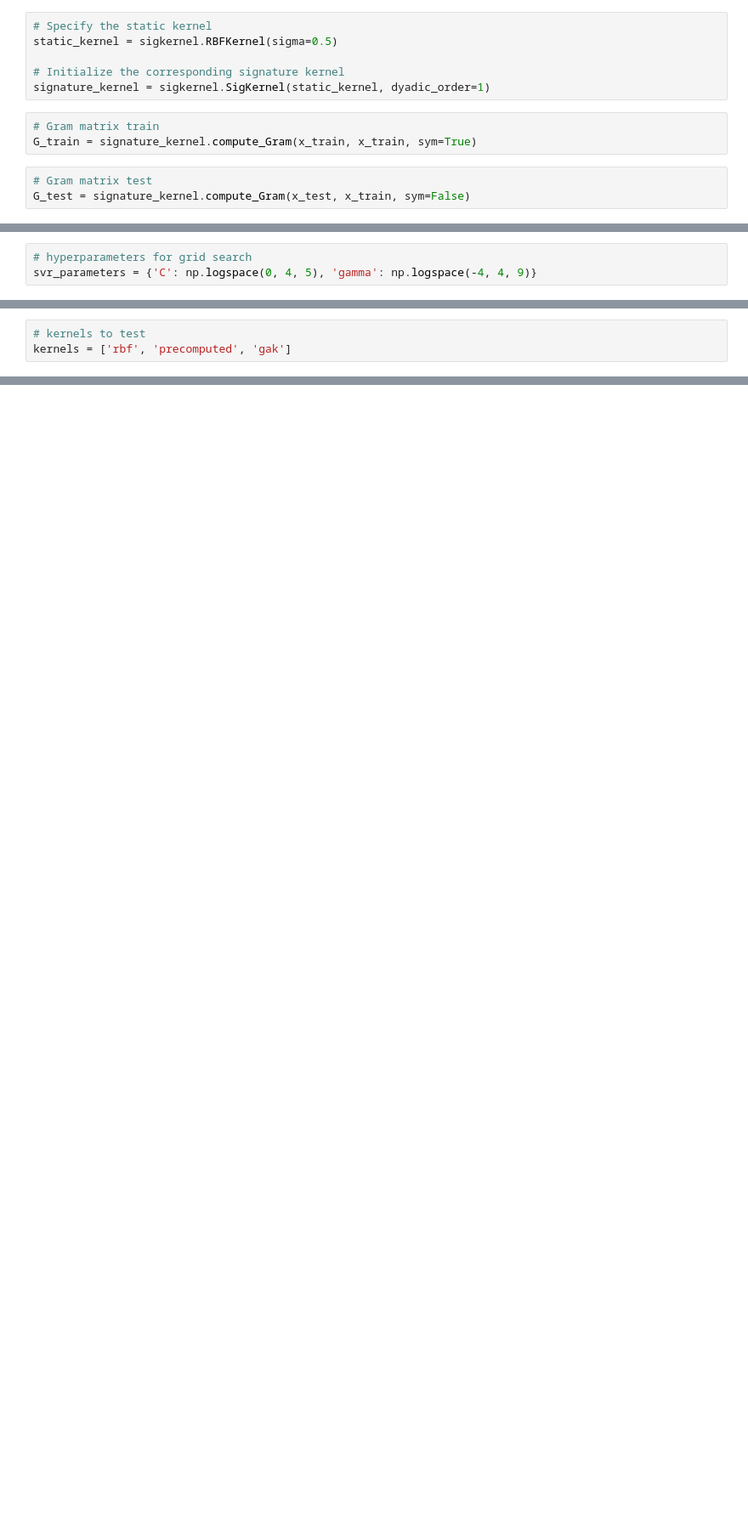
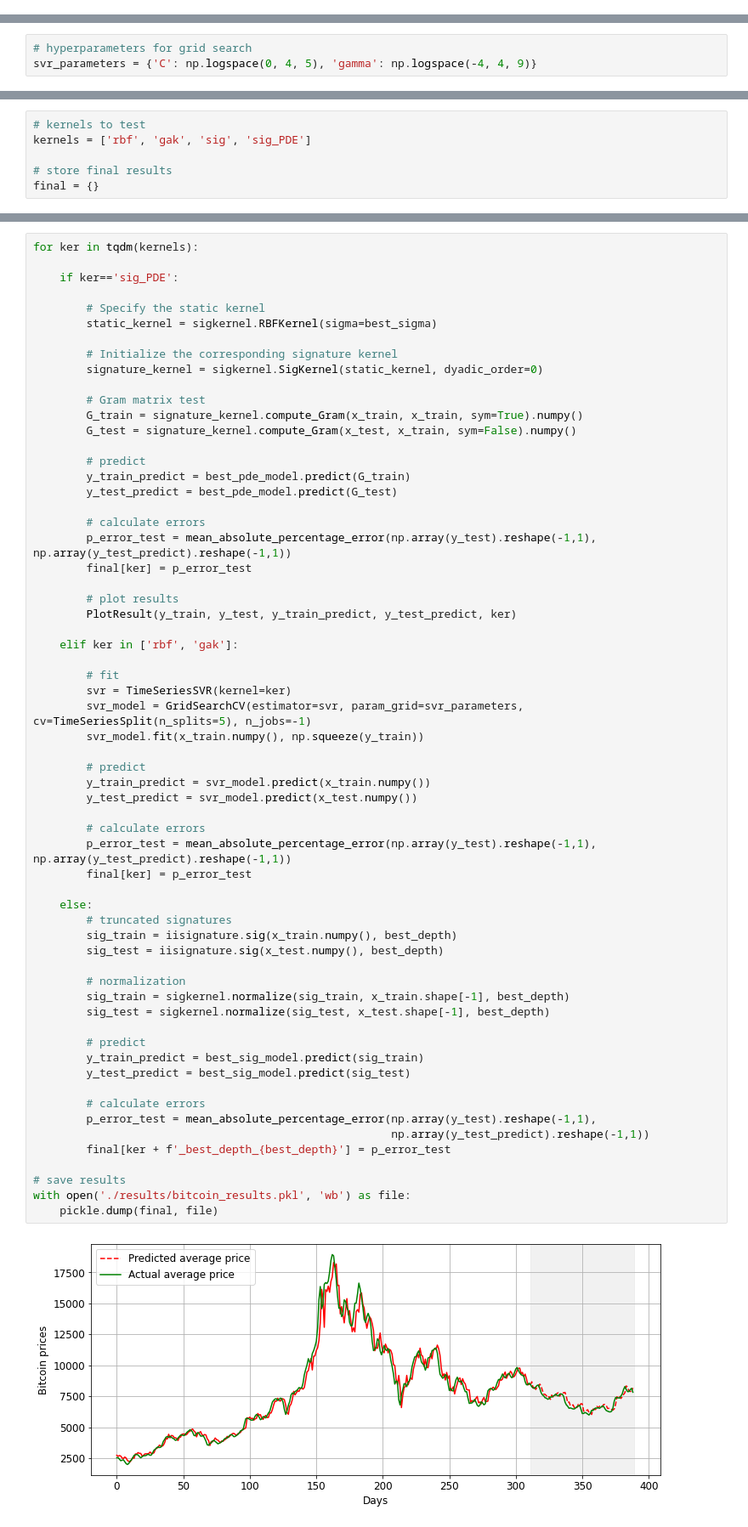
Before and after one commit to crispitagorico/sigkernel, a Jupyter notebook: examples/bitcoin_predictions.ipynb, the cells around one changed output, grey strips where cells are left out. Shown at 85% size. Saved outputs shown, nothing was run; the diff lists cells and outputs as text; blank space fills up the shorter version.

Commit message:
updated results

```diff
--- a/examples/bitcoin_predictions.ipynb
+++ b/examples/bitcoin_predictions.ipynb
@@ -110,12 +91,0 @@ x_test = torch.tensor(x_test, dtype=torch.float64)
-# %%
-# Specify the static kernel
-static_kernel = sigkernel.RBFKernel(sigma=0.5)
-
-# Initialize the corresponding signature kernel
-signature_kernel = sigkernel.SigKernel(static_kernel, dyadic_order=1)
-# %%
-# Gram matrix train
-G_train = signature_kernel.compute_Gram(x_train, x_train, sym=True)
-# %%
-# Gram matrix test
-G_test = signature_kernel.compute_Gram(x_test, x_train, sym=False)
@@ -125,3 +173,6 @@ svr_parameters = {'C': np.logspace(0, 4, 5), 'gamma': np.logspace(-4, 4, 9)}
 # %%
 # kernels to test
-kernels = ['rbf', 'precomputed', 'gak']
+kernels = ['rbf', 'gak', 'sig', 'sig_PDE']
+
+# store final results
+final = {}
@@ -161,0 +179,64 @@ for ker in tqdm.tqdm(kernels):
+# %%
+for ker in tqdm(kernels):
+
+    if ker=='sig_PDE':
+
+        # Specify the static kernel
+        static_kernel = sigkernel.RBFKernel(sigma=best_sigma)
+
+        # Initialize the corresponding signature kernel
+        signature_kernel = sigkernel.SigKernel(static_kernel, dyadic_order=0)
+
+        # Gram matrix test
+        G_train = signature_kernel.compute_Gram(x_train, x_train, sym=True).numpy()
+        G_test = signature_kernel.compute_Gram(x_test, x_train, sym=False).numpy()
+
+        # predict
+        y_train_predict = best_pde_model.predict(G_train)
+        y_test_predict = best_pde_model.predict(G_test)
+
+        # calculate errors
+        p_error_test = mean_absolute_percentage_error(np.array(y_test).reshape(-1,1), np.array(y_test_predict).reshape(-1,1))
+        final[ker] = p_error_test
+
+        # plot results
+        PlotResult(y_train, y_test, y_train_predict, y_test_predict, ker)
+
+    elif ker in ['rbf', 'gak']:
+
+        # fit
+        svr = TimeSeriesSVR(kernel=ker)
+        svr_model = GridSearchCV(estimator=svr, param_grid=svr_parameters, cv=TimeSeriesSplit(n_splits=5), n_jobs=-1)
+        svr_model.fit(x_train.numpy(), np.squeeze(y_train))
+
+        # predict
+        y_train_predict = svr_model.predict(x_train.numpy())
+        y_test_predict = svr_model.predict(x_test.numpy())
+
+        # calculate errors
+        p_error_test = mean_absolute_percentage_error(np.array(y_test).reshape(-1,1), np.array(y_test_predict).reshape(-1,1))
+        final[ker] = p_error_test
+
+    else:
+        # truncated signatures
+        sig_train = iisignature.sig(x_train.numpy(), best_depth)
+        sig_test = iisignature.sig(x_test.numpy(), best_depth)
+
+        # normalization
+        sig_train = sigkernel.normalize(sig_train, x_train.shape[-1], best_depth)
+        sig_test = sigkernel.normalize(sig_test, x_test.shape[-1], best_depth)
+
+        # predict
+        y_train_predict = best_sig_model.predict(sig_train)
+        y_test_predict = best_sig_model.predict(sig_test)
+
+        # calculate errors
+        p_error_test = mean_absolute_percentage_error(np.array(y_test).reshape(-1,1),
+                                                      np.array(y_test_predict).reshape(-1,1))
+        final[ker + f'_best_depth_{best_depth}'] = p_error_test
+
+# save results
+with open('./results/bitcoin_results.pkl', 'wb') as file:
+    pickle.dump(final, file)
+# %% [output]
+[figure, added]
```
Also changed, not shown: parts of 22 cells of this notebook, 24 other files.
